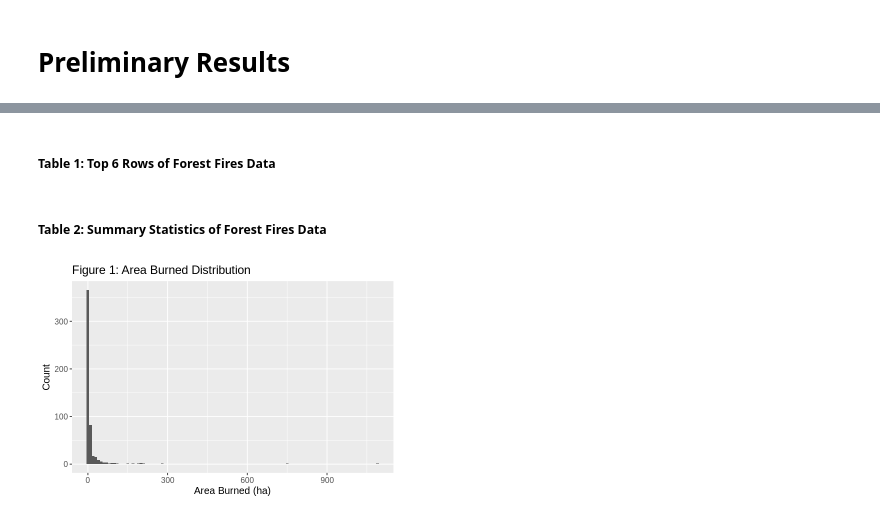
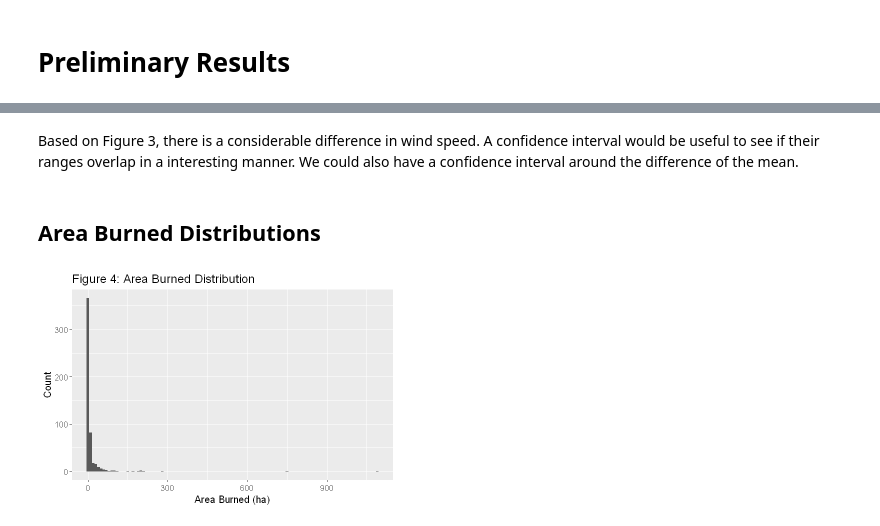
Before and after one commit to Mapleia/STAT_201_proj, a Jupyter notebook: src/Preliminary_Results.ipynb, the cells around one changed output, grey strips where cells are left out. Saved outputs shown, nothing was run; the diff lists cells and outputs as text; code cells hidden in the pictures.

```diff
--- a/src/Preliminary_Results.ipynb
+++ b/src/Preliminary_Results.ipynb
@@ -57,19 +113,19 @@ A tibble: 6 × 2
+# %% [markdown]
+Based on Figure 3, there is a considerable difference in wind speed. A confidence interval would be useful to see if their ranges overlap in a interesting manner. We could also have a confidence interval around the difference of the mean.
 # %% [markdown]
-##### Table 1: Top 6 Rows of Forest Fires Data
+## Area Burned Distributions
-# %% [markdown]
-##### Table 2: Summary Statistics of Forest Fires Data
 # %%
 options(repr.plot.width = 6, repr.plot.height = 4)
 
 #Visualizing the distribution of each variable
 area_burned_plot <- forest_fires_data %>%
     ggplot(aes(x =area))+
     geom_histogram(binwidth = 10) +
     labs(x="Area Burned (ha)", y="Count")+
-    ggtitle("Figure 1: Area Burned Distribution") +
+    ggtitle("Figure 4: Area Burned Distribution") +
     scale_fill_discrete(name = "Month of Fires")+
     theme(text = element_text(size = 12))
 area_burned_plot
 # %% [output]
-[figure, old version]
+[figure, new version]
 # %% [markdown]
```
Also changed, not shown: parts of 19 cells of this notebook.
